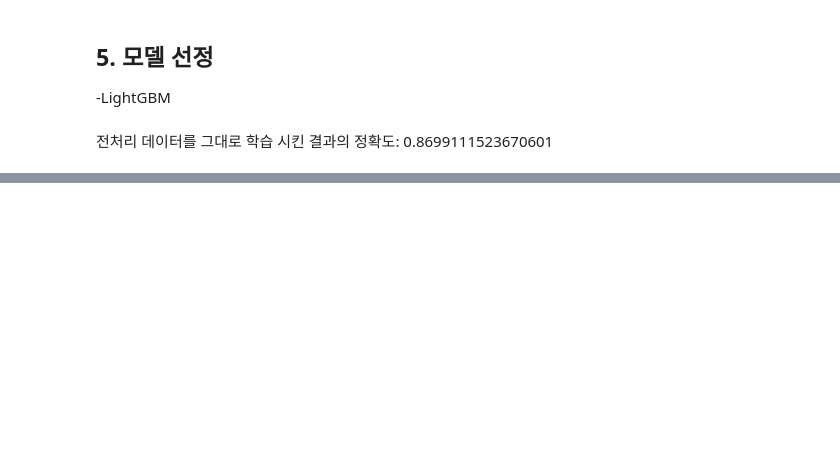
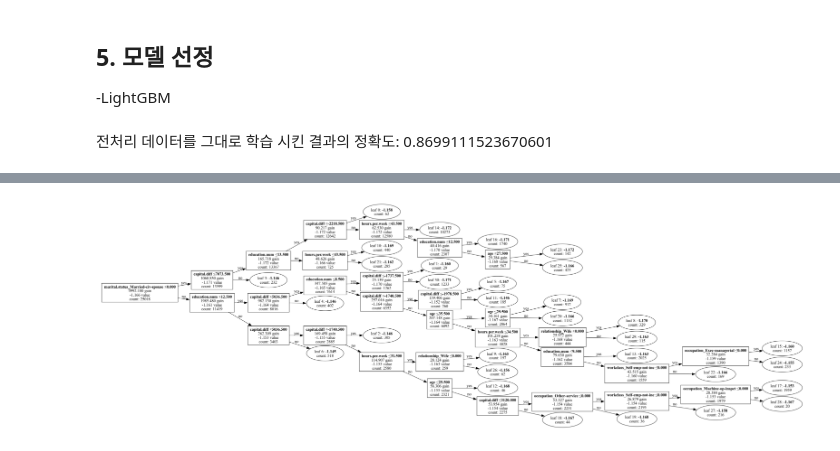
Before and after one commit to Skkuhodomo/DScover-adult-income-prediction, a Jupyter notebook: main.ipynb, the cells around one changed output, grey strips where cells are left out. Cells and saved outputs as stored; diff of their text form; code cells hidden in the pictures; blank space fills up the shorter version.

```diff
--- a/main.ipynb
+++ b/main.ipynb
@@ -583,0 +608,15 @@ shap.summary_plot(shap_values, X_test, plot_type='bar', max_display=10)
+# %%
+# 현재의 lightGBM 모델 시각화(deep)
+import lightgbm as lgb
+import matplotlib.pyplot as plt
+
+# LightGBM 모델 학습 (예시)
+# train_data = lgb.Dataset(X_train, label=y_train)
+# params = {...}
+# model = lgb.train(params, train_data, num_boost_round=100)
+
+# 모델 시각화
+ax = lgb.plot_tree(lgbm, tree_index=0, figsize=(20, 10), show_info=['split_gain', 'internal_value', 'internal_count', 'leaf_count'])
+plt.show()
+# %% [output]
+[figure, added]
```
Also changed, not shown: parts of 13 cells of this notebook.
